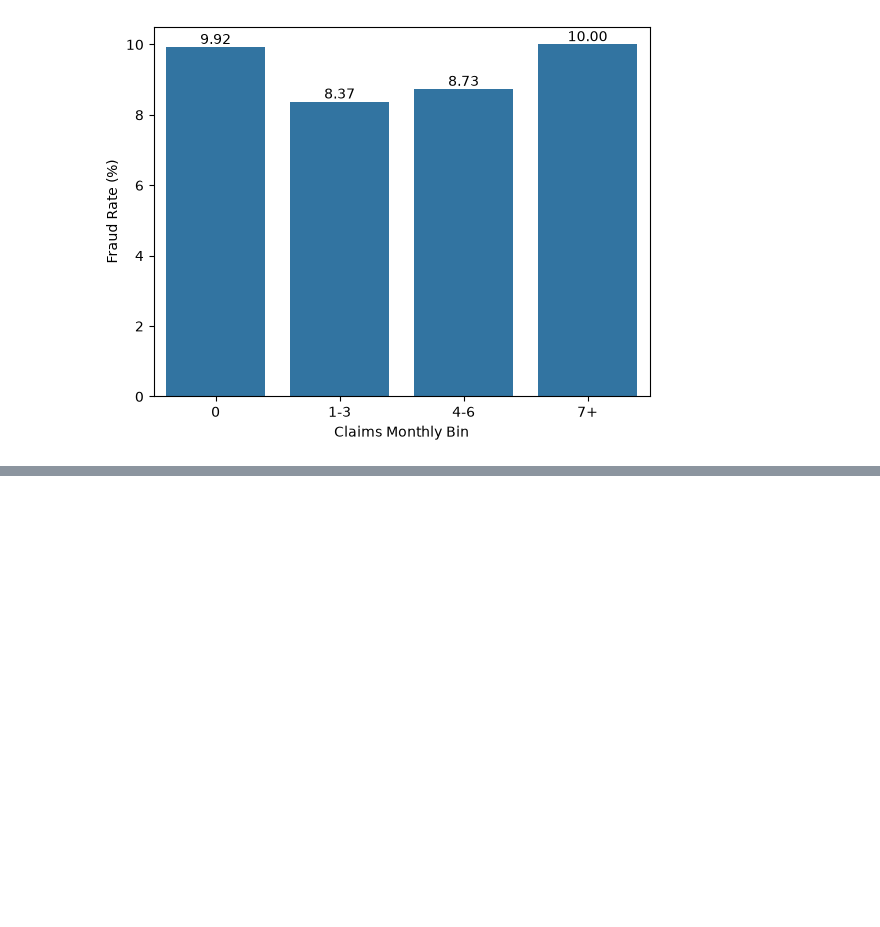
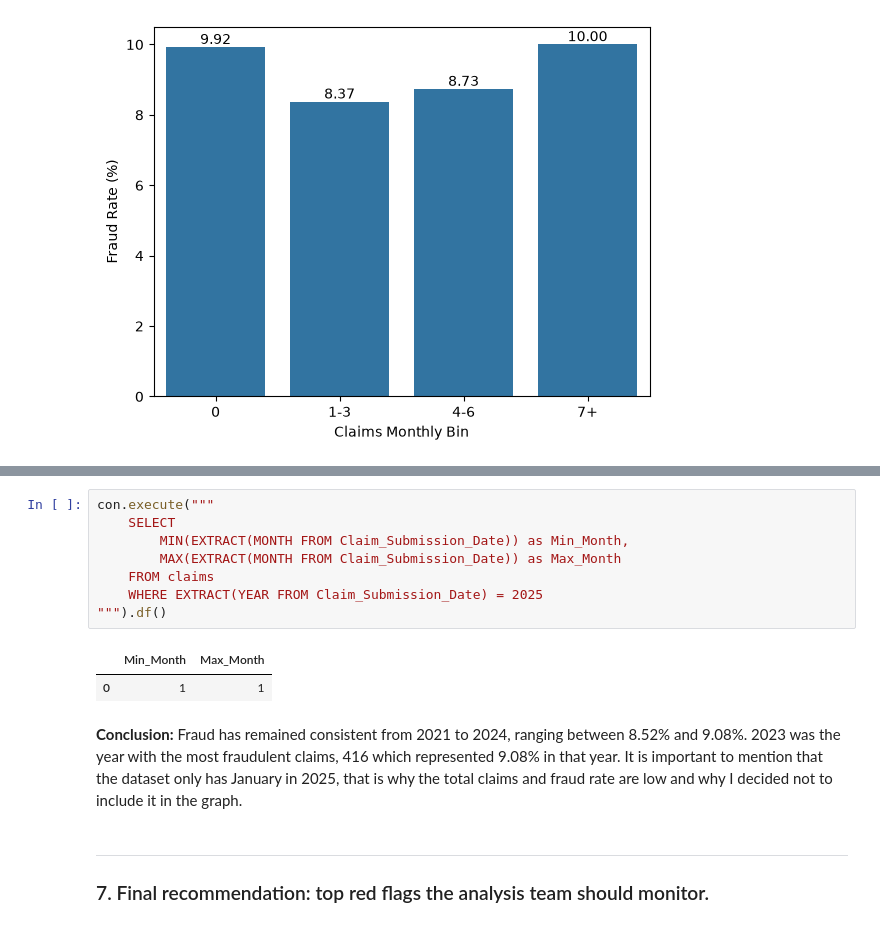
Before and after one commit to jscode-1302/claims_analysis, a Jupyter notebook: notebooks/analysis.ipynb, the cells around one changed output, grey strips where cells are left out. Cells and saved outputs as stored; diff of their text form; blank space fills up the shorter version.

Commit message:
feat: add final recommendations (Q7)

```diff
--- a/notebooks/analysis.ipynb
+++ b/notebooks/analysis.ipynb
@@ -779,0 +829,16 @@ Lastly, the column Prior_Visits_12m contained decimal values which could be anot
+# %%
+con.execute("""
+    SELECT
+        MIN(EXTRACT(MONTH FROM Claim_Submission_Date)) as Min_Month,
+        MAX(EXTRACT(MONTH FROM Claim_Submission_Date)) as Max_Month
+    FROM claims
+    WHERE EXTRACT(YEAR FROM Claim_Submission_Date) = 2025
+""").df()
+# %% [output]
+|  | Min_Month | Max_Month |
+| 0 | 1 | 1 |
+# %% [markdown]
+**Conclusion:** Fraud has remained consistent from 2021 to 2024, ranging between 8.52% and 9.08%. 2023 was the year with the most fraudulent claims, 416 which represented 9.08% in that year. It is important to mention that the dataset only has January in 2025, that is why the total claims and fraud rate are low and why I decided not to include it in the graph.
+# %% [markdown]
+---
+### 7. Final recommendation: top red flags the analysis team should monitor.
```
Also changed, not shown: parts of 6 cells of this notebook.
